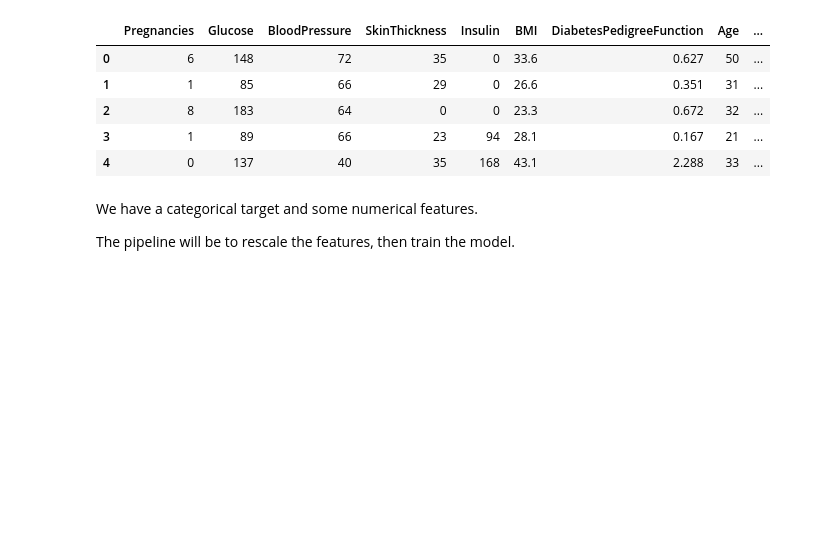
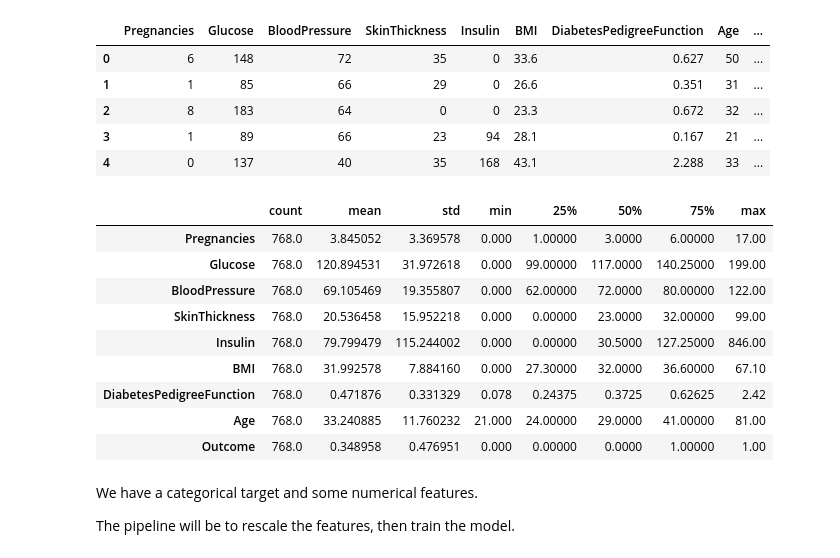
Before and after one commit to Soniyasunny1/3950_Workbooks, a Jupyter notebook: 003_pipeline_sol.ipynb, the cells around one changed output. Drawn from its saved outputs; the diff is of its cells as text; code cells hidden in the pictures; blank space fills up the shorter version.

```diff
--- a/003_pipeline_sol.ipynb
+++ b/003_pipeline_sol.ipynb
@@ -36,6 +36,19 @@ df1.head()
 | 2 | 8 | 183 | 64 | 0 | 0 | 23.3 | 0.672 | 32 | ... |
 | 3 | 1 | 89 | 66 | 23 | 94 | 28.1 | 0.167 | 21 | ... |
 | 4 | 0 | 137 | 40 | 35 | 168 | 43.1 | 2.288 | 33 | ... |
+# %%
+df1.describe().T
+# %% [output]
+|  | count | mean | std | min | 25% | 50% | 75% | max |
+| Pregnancies | 768.0 | 3.845052 | 3.369578 | 0.000 | 1.00000 | 3.0000 | 6.00000 | 17.00 |
+| Glucose | 768.0 | 120.894531 | 31.972618 | 0.000 | 99.00000 | 117.0000 | 140.25000 | 199.00 |
+| BloodPressure | 768.0 | 69.105469 | 19.355807 | 0.000 | 62.00000 | 72.0000 | 80.00000 | 122.00 |
+| SkinThickness | 768.0 | 20.536458 | 15.952218 | 0.000 | 0.00000 | 23.0000 | 32.00000 | 99.00 |
+| Insulin | 768.0 | 79.799479 | 115.244002 | 0.000 | 0.00000 | 30.5000 | 127.25000 | 846.00 |
+| BMI | 768.0 | 31.992578 | 7.884160 | 0.000 | 27.30000 | 32.0000 | 36.60000 | 67.10 |
+| DiabetesPedigreeFunction | 768.0 | 0.471876 | 0.331329 | 0.078 | 0.24375 | 0.3725 | 0.62625 | 2.42 |
+| Age | 768.0 | 33.240885 | 11.760232 | 21.000 | 24.00000 | 29.0000 | 41.00000 | 81.00 |
+| Outcome | 768.0 | 0.348958 | 0.476951 | 0.000 | 0.00000 | 0.0000 | 1.00000 | 1.00 |
 # %% [markdown]
 We have a categorical target and some numerical features.
 
```
Also changed, not shown: parts of 5 cells of this notebook, 4 other files.
